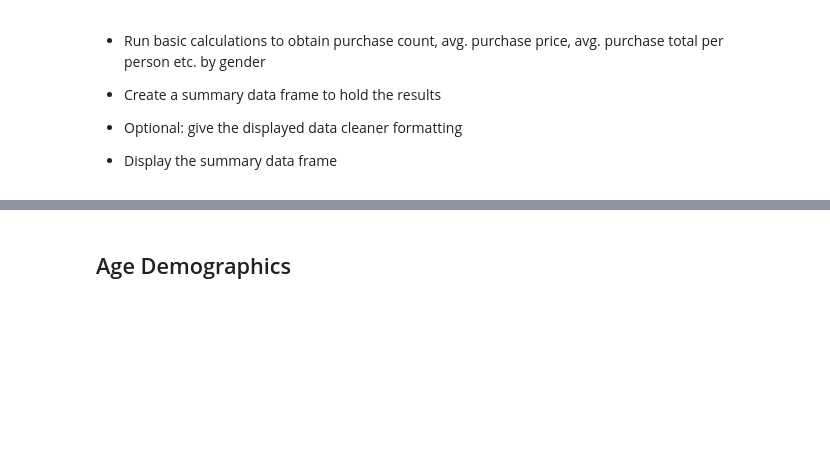
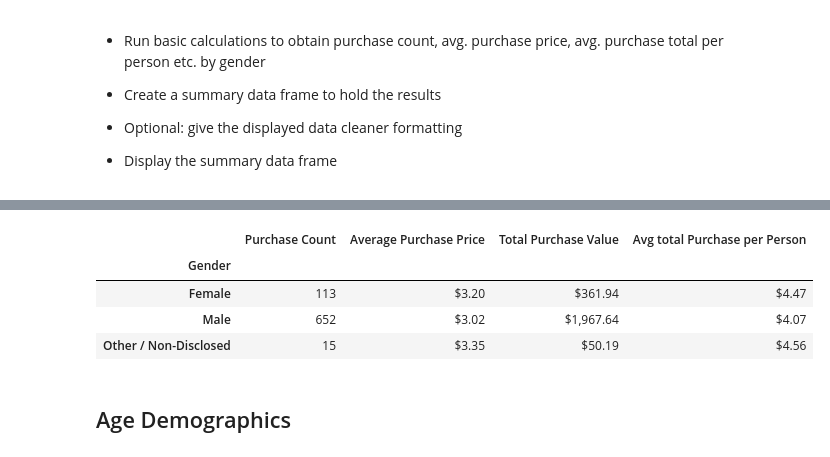
Before and after one commit to jskyler/pandas-challenge, a Jupyter notebook: HeroesOfPymoli/00_Homework Assignments Instructions & Data_Week4_Instructions_HeroesOfPymoli_HeroesOfPymoli_starter.ipynb, the cells around one changed output, grey strips where cells are left out. Cells and saved outputs as stored; diff of their text form; code cells hidden in the pictures; blank space fills up the shorter version.

```diff
--- a/HeroesOfPymoli/00_Homework Assignments Instructions & Data_Week4_Instructions_HeroesOfPymoli_HeroesOfPymoli_starter.ipynb
+++ b/HeroesOfPymoli/00_Homework Assignments Instructions & Data_Week4_Instructions_HeroesOfPymoli_HeroesOfPymoli_starter.ipynb
@@ -81,0 +77,18 @@ analysis_summary.style.format({"Average Price": "${:,.2f}",
+# %%
+#Group the genders
+gender_data = purchase_data.groupby("Gender")
+
+#Filter out the duplicate purchasers
+gender_breakdown = gender_data["SN"].nunique()
+
+#Do the math
+gender_percent = gender_breakdown / ttl_players * 100
+
+#DataFrame build of the above calculations
+gender_summary = pd.DataFrame({"Total Count":gender_breakdown,
+                           "Percentage of Players":gender_percent})
+#Hide the Gender column name
+gender_summary.index.name = None
+
+#Formatting for percentage values and printing
+gender_summary.sort_values(["Total Count"], ascending = False).style.format({"Percentage of Players":"{:.2f}%"})
@@ -105,3 +116,24 @@ analysis_summary.style.format({"Average Price": "${:,.2f}",
+# %%
+gender_purchase = gender_data["Purchase ID"].count()
+gender_purchase_avg = gender_data["Price"].mean()
+gender_purchase_ttl = gender_data["Price"].sum()
+
+purchase_avg_indv = gender_purchase_ttl / gender_breakdown
+
+gender_purchase_summary = pd.DataFrame({"Purchase Count":gender_purchase,
+                               "Average Purchase Price":gender_purchase_avg,
+                               "Total Purchase Value": gender_purchase_ttl,
+                              "Avg total Purchase per Person": purchase_avg_indv})
+
+gender_purchase_summary.style.format({"Average Purchase Price": "${:,.2f}",
+                                      "Total Purchase Value": "${:,.2f}",
+                                     "Avg total Purchase per Person": "${:,.2f}"})
+# %% [output]
+|  | Purchase Count | Average Purchase Price | Total Purchase Value | Avg total Purchase per Person |
+| Gender |  |  |  |  |
+| Female | 113 | $3.20 | $361.94 | $4.47 |
+| Male | 652 | $3.02 | $1,967.64 | $4.07 |
+| Other / Non-Disclosed | 15 | $3.35 | $50.19 | $4.56 |
 # %% [markdown]
 ## Age Demographics
 # %% [markdown]
```
Also changed, not shown: parts of 14 cells of this notebook.
